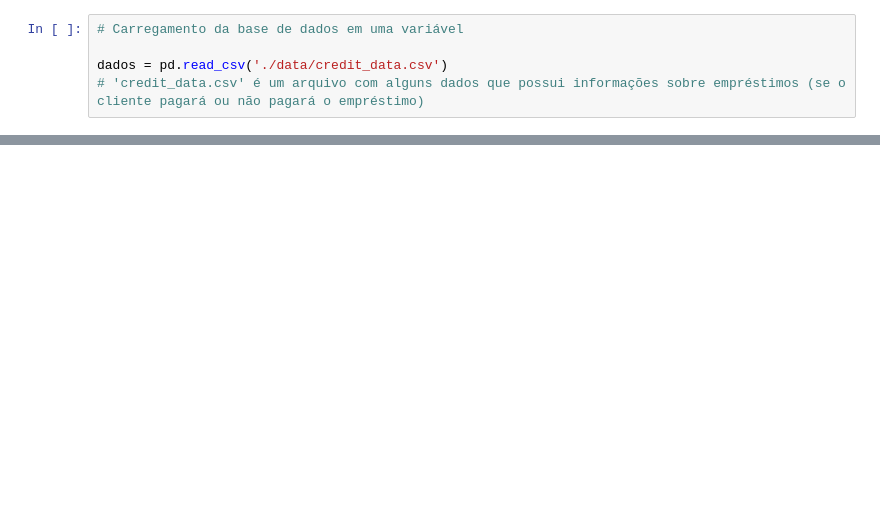
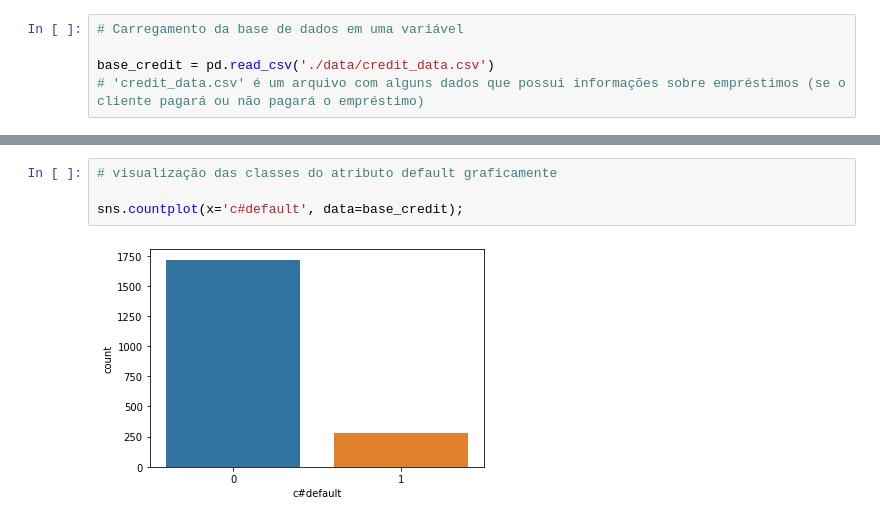
Before and after one commit to caiquemiranda/machine-learning-studies, a Jupyter notebook: cls01-pre-processamento-dados-classificação.ipynb, the cells around one changed output, grey strips where cells are left out. Cells and saved outputs as stored; diff of their text form; blank space fills up the shorter version.

Commit message:
tratamento da base de dados

```diff
--- a/cls01-pre-processamento-dados-classificação.ipynb
+++ b/cls01-pre-processamento-dados-classificação.ipynb
@@ -9,5 +25,5 @@ import plotly.express as px                             # Biblioteca para plotar
 # %%
 # Carregamento da base de dados em uma variável
 
-dados = pd.read_csv('./data/credit_data.csv')
+base_credit = pd.read_csv('./data/credit_data.csv')
 # 'credit_data.csv' é um arquivo com alguns dados que possui informações sobre empréstimos (se o cliente pagará ou não pagará o empréstimo)
@@ -29,0 +91,6 @@ dados
+# %%
+# visualização das classes do atributo default graficamente
+
+sns.countplot(x='c#default', data=base_credit);
+# %% [output]
+[figure, added]
```
Also changed, not shown: parts of 24 cells of this notebook.
